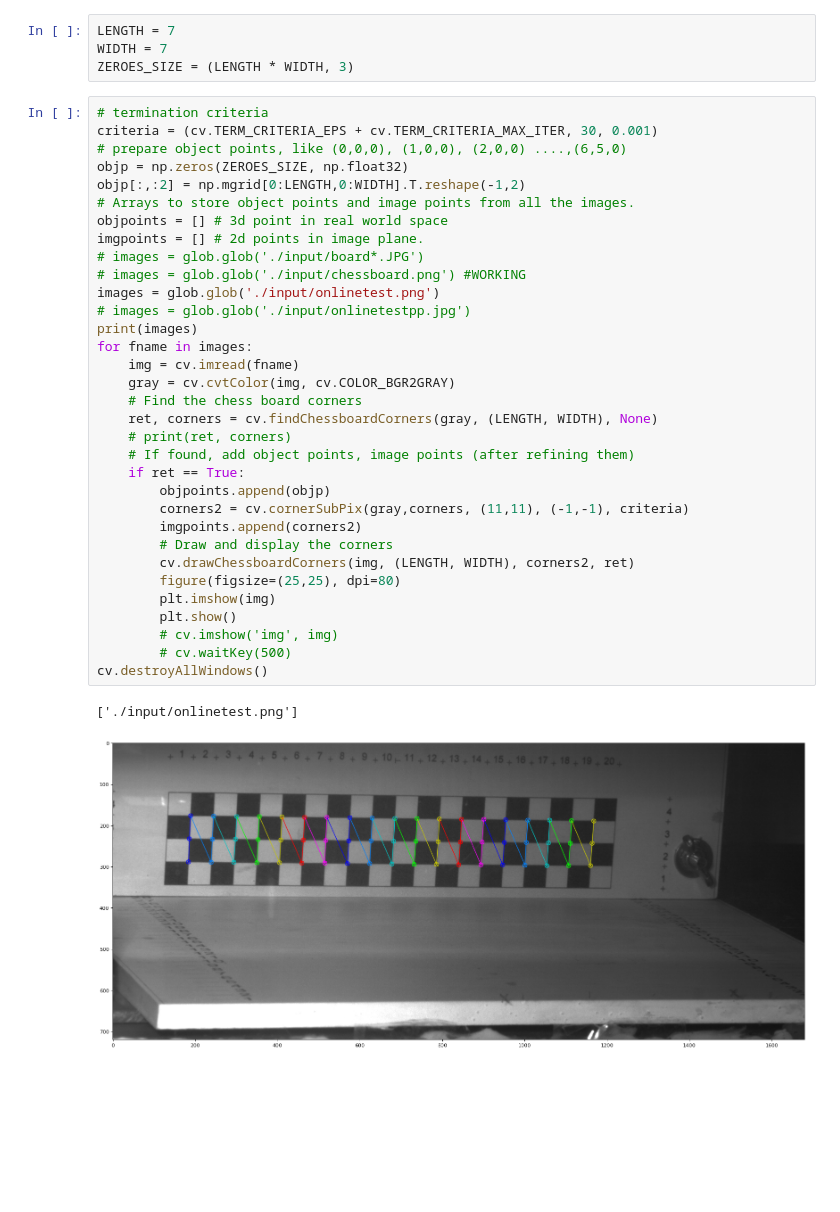
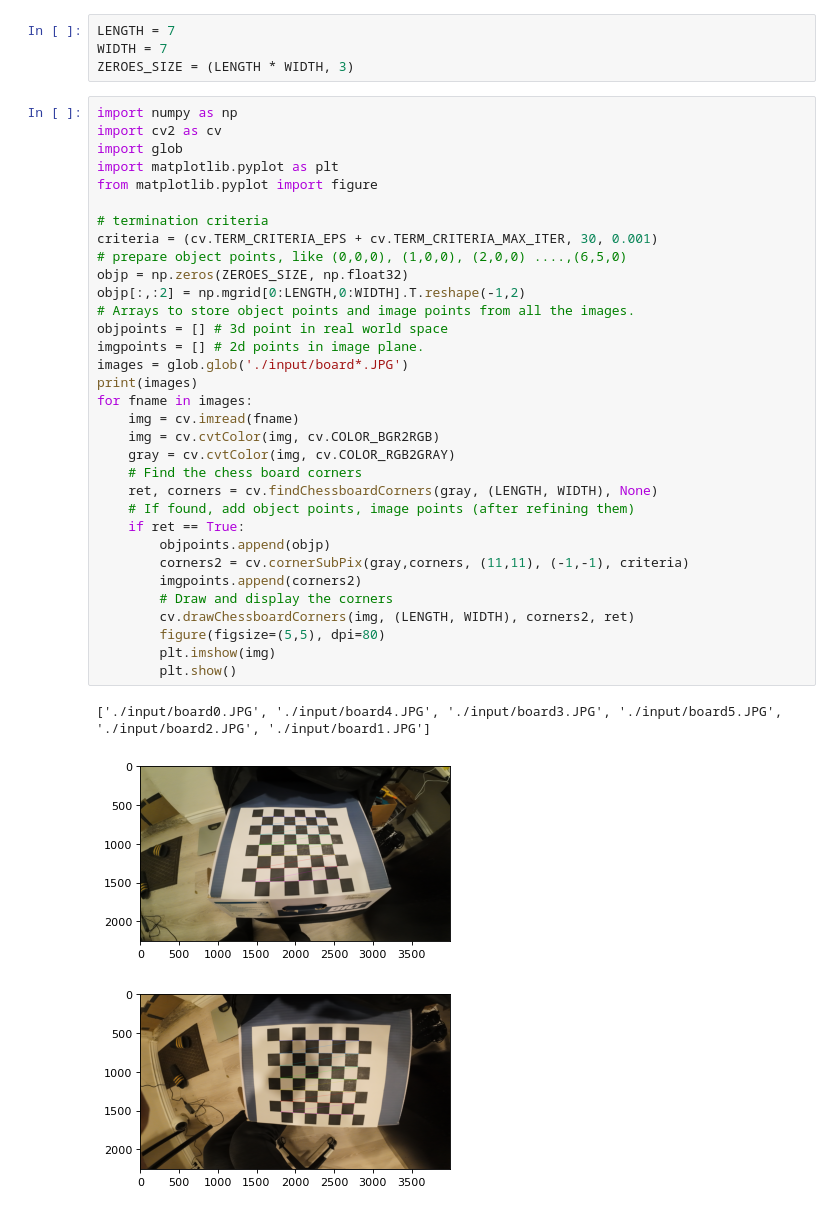
Before and after one commit to CalvQ/DB-PoseEstimation, a Jupyter notebook: gopro_camera_calibration.ipynb, the cells around one changed output. Saved outputs shown, nothing was run; the diff lists cells and outputs as text; blank space fills up the shorter version.

Commit message:
Working calibration + video undistorter(?) but images look stretched

```diff
--- a/gopro_camera_calibration.ipynb
+++ b/gopro_camera_calibration.ipynb
@@ -44,38 +3,39 @@ LENGTH = 7
 WIDTH = 7
 ZEROES_SIZE = (LENGTH * WIDTH, 3)
 # %%
+import numpy as np
+import cv2 as cv
+import glob
+import matplotlib.pyplot as plt
+from matplotlib.pyplot import figure
+
 # termination criteria
 criteria = (cv.TERM_CRITERIA_EPS + cv.TERM_CRITERIA_MAX_ITER, 30, 0.001)
 # prepare object points, like (0,0,0), (1,0,0), (2,0,0) ....,(6,5,0)
 objp = np.zeros(ZEROES_SIZE, np.float32)
 objp[:,:2] = np.mgrid[0:LENGTH,0:WIDTH].T.reshape(-1,2)
 # Arrays to store object points and image points from all the images.
 objpoints = [] # 3d point in real world space
 imgpoints = [] # 2d points in image plane.
-# images = glob.glob('./input/board*.JPG')
-# images = glob.glob('./input/chessboard.png') #WORKING
-images = glob.glob('./input/onlinetest.png')
-# images = glob.glob('./input/onlinetestpp.jpg')
+images = glob.glob('./input/board*.JPG')
 print(images)
 for fname in images:
     img = cv.imread(fname)
-    gray = cv.cvtColor(img, cv.COLOR_BGR2GRAY)
+    img = cv.cvtColor(img, cv.COLOR_BGR2RGB)
+    gray = cv.cvtColor(img, cv.COLOR_RGB2GRAY)
     # Find the chess board corners
     ret, corners = cv.findChessboardCorners(gray, (LENGTH, WIDTH), None)
-    # print(ret, corners)
     # If found, add object points, image points (after refining them)
     if ret == True:
         objpoints.append(objp)
         corners2 = cv.cornerSubPix(gray,corners, (11,11), (-1,-1), criteria)
         imgpoints.append(corners2)
         # Draw and display the corners
         cv.drawChessboardCorners(img, (LENGTH, WIDTH), corners2, ret)
-        figure(figsize=(25,25), dpi=80)
+        figure(figsize=(5,5), dpi=80)
         plt.imshow(img)
         plt.show()
-        # cv.imshow('img', img)
-        # cv.waitKey(500)
-cv.destroyAllWindows()
 # %% [output]
-['./input/onlinetest.png']
+['./input/board0.JPG', './input/board4.JPG', './input/board3.JPG', './input/board5.JPG', './input/board2.JPG', './input/board1.JPG']
-[figure, old version]
+[figure, new version]
+[figure, added]
```
Also changed, not shown: parts of 8 cells of this notebook.
